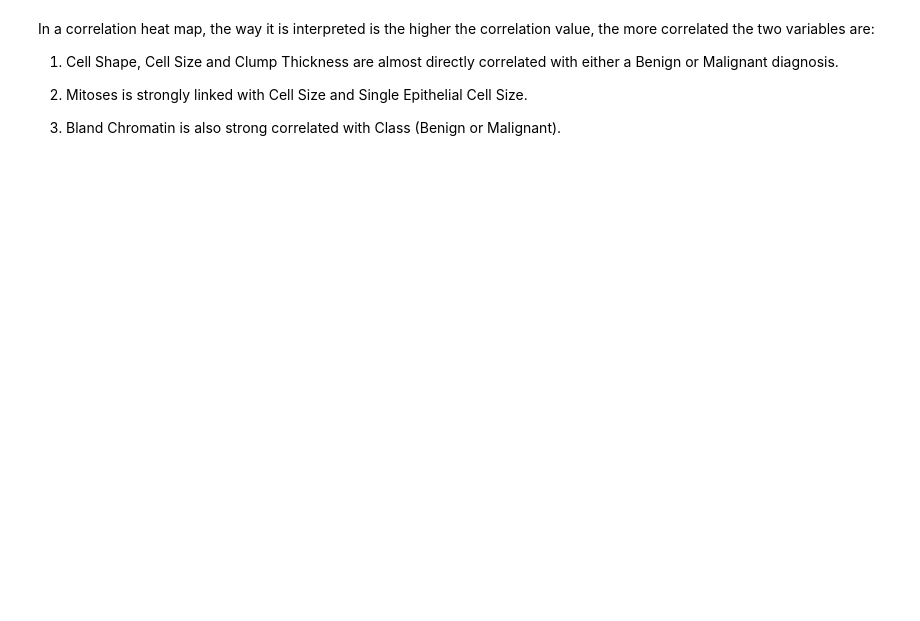
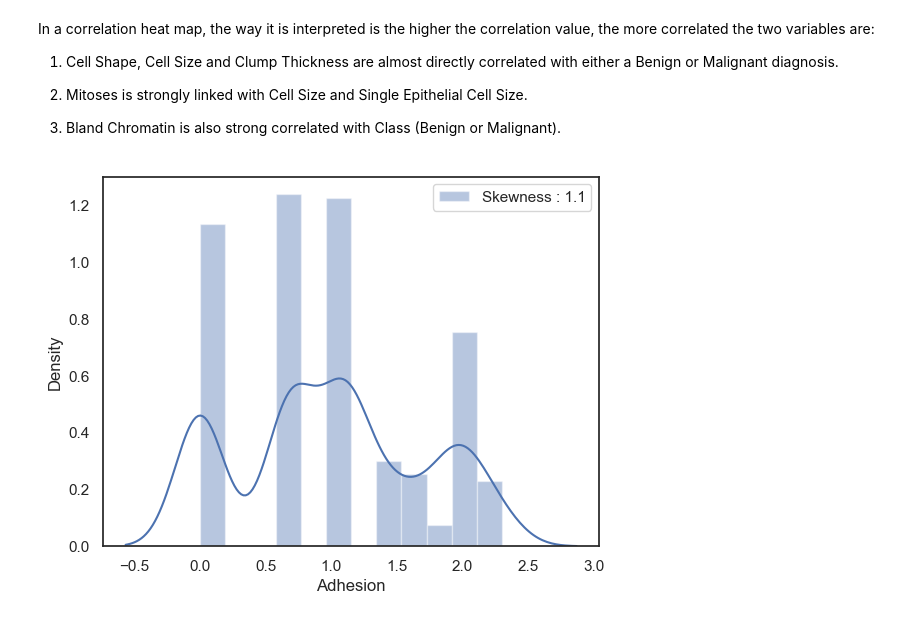
Before and after one commit to SeanE15/Programming_for_data_analysis_II, a Jupyter notebook: Assignment_2_PfDA.ipynb, the cells around one changed output. Drawn from its saved outputs; the diff is of its cells as text; code cells hidden in the pictures; blank space fills up the shorter version.

```diff
--- a/Assignment_2_PfDA.ipynb
+++ b/Assignment_2_PfDA.ipynb
@@ -151,3 +168,9 @@ In a correlation heat map, the way it is interpreted is the higher the correlati
 #columns_mean=("Sample_Number", "Clump_Thickness", "Cell_Size", "Cell_Shape","Adhesion","Single_Epithelial_Cell_Size","Bare_Nuclei","Bland_Chromatin","Normal_Nucleoli","Mitoses","Class")
 #df_mean = pd.DataFrame(df,columns = df.columns)
 #sns.pairplot(df_mean, hue = "Class", diag_kind='kde',palette = ["orange","blue"])
+# %%
+df["Adhesion"] = df["Bland_Chromatin"].map(lambda i: np.log(i) if i > 0 else 0)
+plot1 = sns.distplot(df["Adhesion"], color="b", label="Skewness : %.1f"%(df["Bland_Chromatin"].skew()))
+plot1 = plot1.legend(loc="best")
+# %% [output]
+[figure, added]
```
Also changed, not shown: parts of 12 cells of this notebook, 1 other file.
